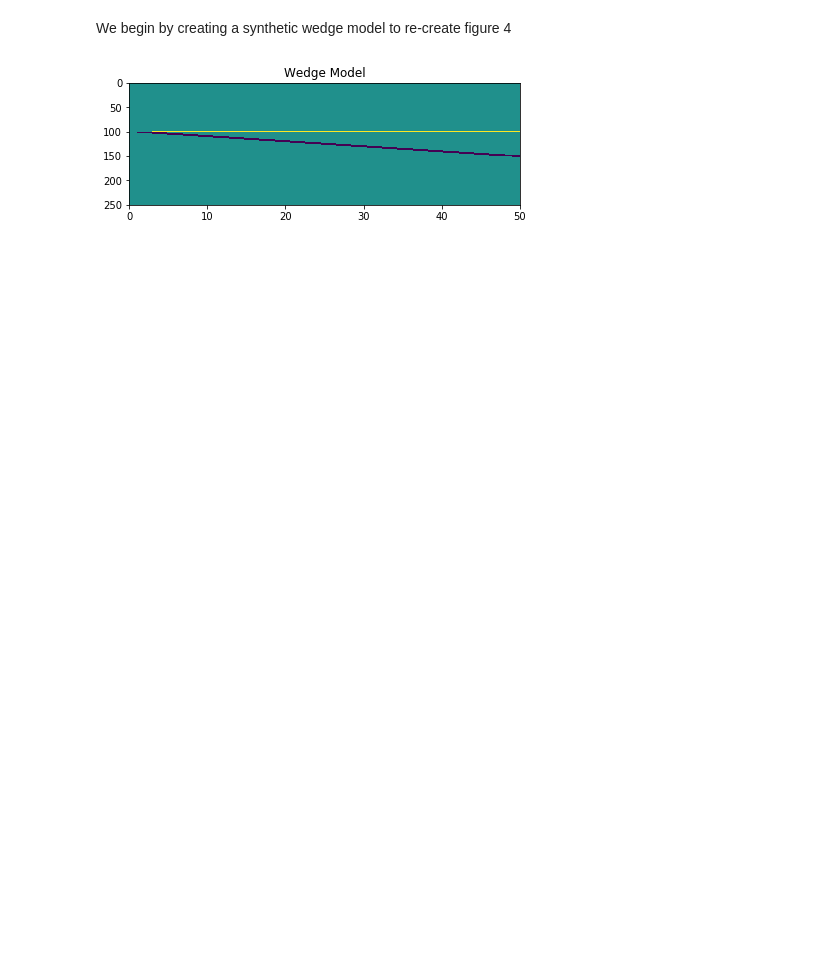
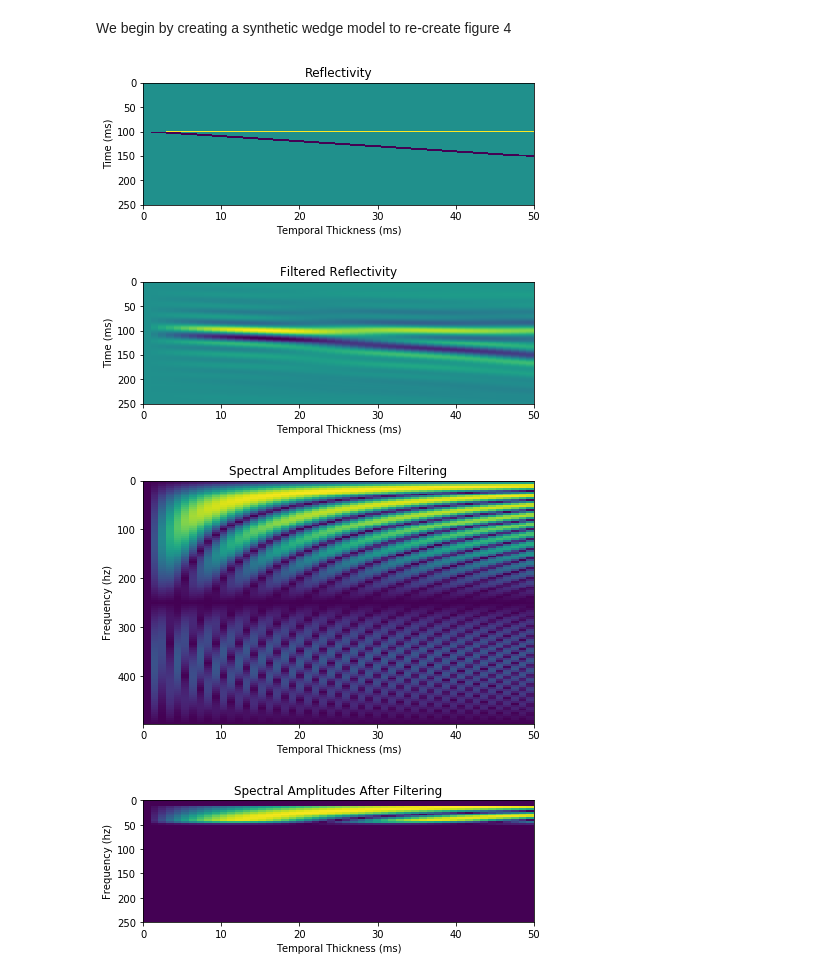
Before and after one commit to seg/repro-zoo-2018, a Jupyter notebook: partyka-etal-1999/jupyter/Partyka_et_al_1999.ipynb, the cells around one changed output. Saved outputs shown, nothing was run; the diff lists cells and outputs as text; code cells hidden in the pictures; blank space fills up the shorter version.

Commit message:
finished Figure 4 reproduction

```diff
--- a/partyka-etal-1999/jupyter/Partyka_et_al_1999.ipynb
+++ b/partyka-etal-1999/jupyter/Partyka_et_al_1999.ipynb
@@ -20,38 +20,86 @@ We begin by creating a synthetic wedge model to re-create figure 4
 dt = 1   # ms
 to = 0   # start time
 tf = 250 # end time
-nt = (tf-to)/dt+1 # number of time samples
+nt = (tf-to)+1 # number of time samples
 
 # lateral sampling parameters
 dx = 1   # ms
 xo = 0   # start wedge
 xf = 50  # end wedge
 nx = (xf-xo)/dx+1 # number of lateral samples
 
 # reflection parameters
 # top event location
 t_top = 100
 # convert to index
 i_top = int(t_top/dt)+1
 
 # slope for reflection
 slope = 1
 # thickness of reflector
 thck = 2
 
 # initialize numpy array for wedge model as zeroes
 model = np.zeros((nx,nt),dtype='float32')
 # place positive and negative reflectivity
 for i in range(nx):
     # place positive reflection
     model[i,i_top-thck:i_top+thck] = 2
     # place negative reflection
     model[i,(i_top+i*slope)-thck:(i_top+i*slope)+thck] -= 2
 
 # plot model
-fig = plt.figure(figsize=(7,7))
-plt.title('Wedge Model')
+fig0 = plt.figure(figsize=(7,7))
+plt.title('Reflectivity')
+plt.ylabel('Time (ms)')
+plt.xlabel('Temporal Thickness (ms)')
 plt.imshow(model.T,extent=[xo,xf,tf,to], aspect=.0625)
 plt.show()
+
+# apply filter to ideal model to create synthetic seismic for Figure 1
+deltat=.001
+itrace=0
+trace=model[0]
+frequencies=np.fft.rfftfreq(trace.size,d=deltat)
+
+# apply high cut filter using numpy library
+ramp_freq=np.array([8,10,40,50])
+ramp_amp =np.array([0,1.0, 1.0,.0])
+ramp=np.square(np.cos(np.pi/2.0*(1.0-np.interp(frequencies,ramp_freq,ramp_amp))))
+model_filterred = np.zeros((nx,nt-1),dtype='float32')
+model_fourier   = np.zeros((nx,frequencies.size),dtype='float32')
+model_fourier_filtered = np.zeros((nx,frequencies.size),dtype='float32')
+for itrace in range(model.shape[0]):
+    trace=model[itrace]
+    TRACE=np.fft.rfft(trace)
+    TRACE_FILTERRED=ramp*TRACE
+    trace_filterred=np.fft.irfft(TRACE_FILTERRED)
+    model_fourier[itrace,:]=np.abs(TRACE)
+    model_filterred[itrace,:]=trace_filterred
+    model_fourier_filtered[itrace,:]=np.abs(TRACE_FILTERRED)
+
+fig1 = plt.figure(figsize=(7,7))
+plt.title('Filtered Reflectivity')
+plt.ylabel('Time (ms)')
+plt.xlabel('Temporal Thickness (ms)')
+plt.imshow(model_filterred.T,extent=[xo,xf,tf,to], aspect=.0625)
+plt.show()
+
+fig2 = plt.figure(figsize=(7,7))
+plt.title('Spectral Amplitudes Before Filtering')
+plt.ylabel('Frequency (hz)')
+plt.xlabel('Temporal Thickness (ms)')
+plt.imshow(model_fourier.T,extent=[xo,xf,frequencies[frequencies.size-1],frequencies[0]], aspect=.0625)
+plt.show()
+
+fig3 = plt.figure(figsize=(7,7))
+plt.title('Spectral Amplitudes After Filtering')
+plt.ylabel('Frequency (hz)')
+plt.xlabel('Temporal Thickness (ms)')
+plt.imshow(model_fourier_filtered[:,0:frequencies.size/2].T,extent=[xo,xf,frequencies[frequencies.size-1]/2,frequencies[0]], aspect=.0625)
+plt.show()
 # %% [output]
-[figure, old version]
+[figure, new version]
+[figure, added]
+[figure, added]
+[figure, added]
```
Also changed, not shown: parts of 1 cell of this notebook.
